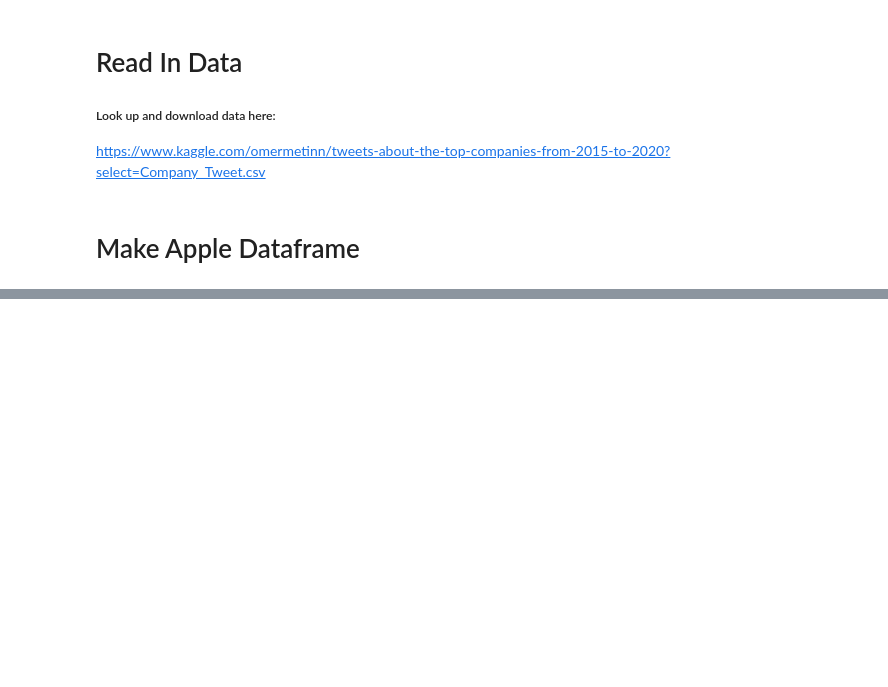
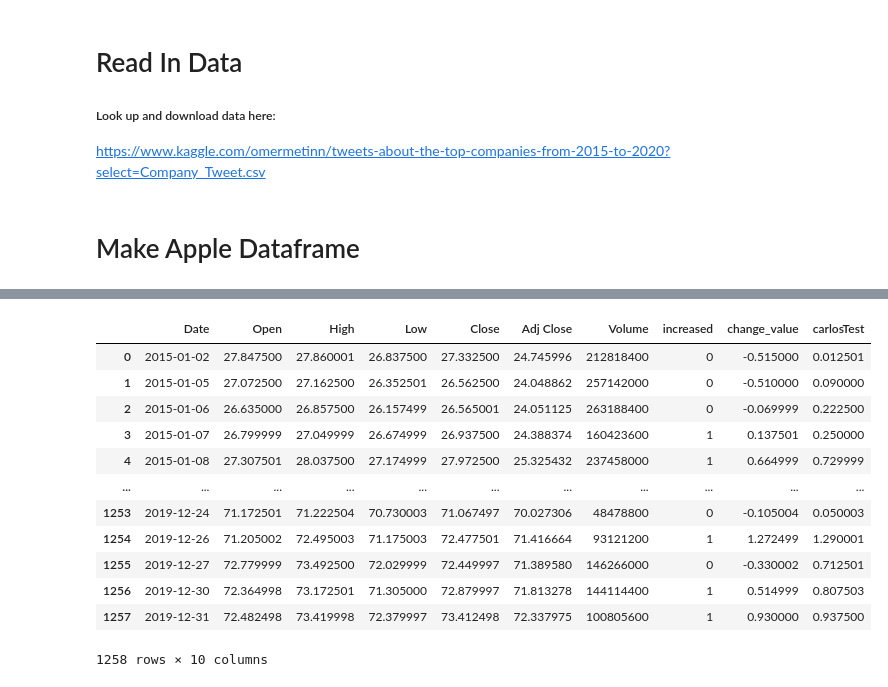
Before and after one commit to YashBengali/506PersonalProject, a Jupyter notebook: tests.ipynb, the cells around one changed output, grey strips where cells are left out. Saved outputs shown, nothing was run; the diff lists cells and outputs as text; code cells hidden in the pictures; blank space fills up the shorter version.

```diff
--- a/tests.ipynb
+++ b/tests.ipynb
@@ -49,0 +34,3 @@ goodOne["body"][532580]
+# %%
+stock_data=pd.read_csv("../AAPL.csv")
+stock_data.head()
@@ -49,0 +87,20 @@ goodOne["body"][532580]
+# %%
+import numpy as np
+stock_data["increased"] = np.where(stock_data["Close"]>stock_data["Open"], 1, 0)
+stock_data["change_value"] = stock_data["Close"]-stock_data["Open"]
+stock_data["carlosTest"] = stock_data["High"]-stock_data["Open"]
+stock_data
+# %% [output]
+|  | Date | Open | High | Low | Close | Adj Close | Volume | increased | change_value | carlosTest |
+| 0 | 2015-01-02 | 27.847500 | 27.860001 | 26.837500 | 27.332500 | 24.745996 | 212818400 | 0 | -0.515000 | 0.012501 |
+| 1 | 2015-01-05 | 27.072500 | 27.162500 | 26.352501 | 26.562500 | 24.048862 | 257142000 | 0 | -0.510000 | 0.090000 |
+| 2 | 2015-01-06 | 26.635000 | 26.857500 | 26.157499 | 26.565001 | 24.051125 | 263188400 | 0 | -0.069999 | 0.222500 |
+| 3 | 2015-01-07 | 26.799999 | 27.049999 | 26.674999 | 26.937500 | 24.388374 | 160423600 | 1 | 0.137501 | 0.250000 |
+| 4 | 2015-01-08 | 27.307501 | 28.037500 | 27.174999 | 27.972500 | 25.325432 | 237458000 | 1 | 0.664999 | 0.729999 |
+| ... | ... | ... | ... | ... | ... | ... | ... | ... | ... | ... |
+| 1253 | 2019-12-24 | 71.172501 | 71.222504 | 70.730003 | 71.067497 | 70.027306 | 48478800 | 0 | -0.105004 | 0.050003 |
+| 1254 | 2019-12-26 | 71.205002 | 72.495003 | 71.175003 | 72.477501 | 71.416664 | 93121200 | 1 | 1.272499 | 1.290001 |
+| 1255 | 2019-12-27 | 72.779999 | 73.492500 | 72.029999 | 72.449997 | 71.389580 | 146266000 | 0 | -0.330002 | 0.712501 |
+| 1256 | 2019-12-30 | 72.364998 | 73.172501 | 71.305000 | 72.879997 | 71.813278 | 144114400 | 1 | 0.514999 | 0.807503 |
+| 1257 | 2019-12-31 | 72.482498 | 73.419998 | 72.379997 | 73.412498 | 72.337975 | 100805600 | 1 | 0.930000 | 0.937500 |
+1258 rows × 10 columns
```
Also changed, not shown: parts of 19 cells of this notebook.
